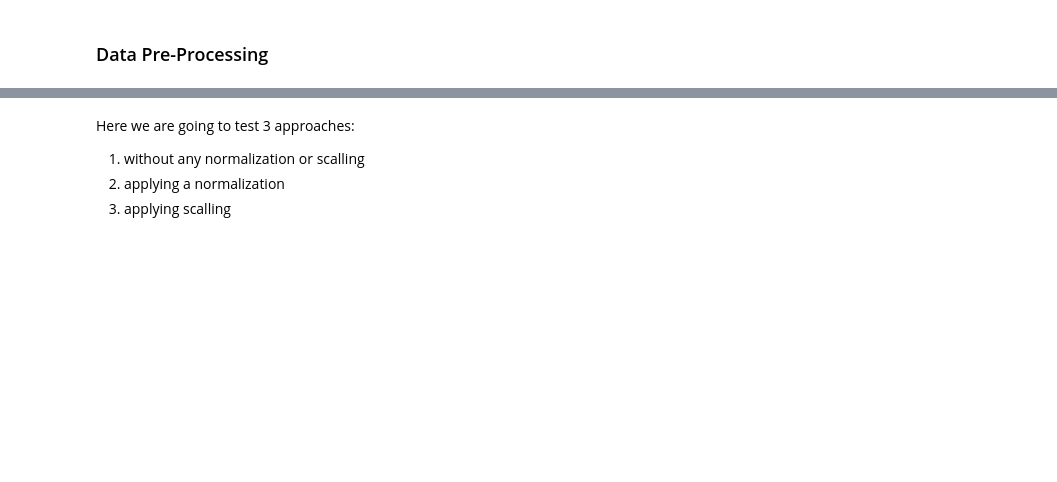
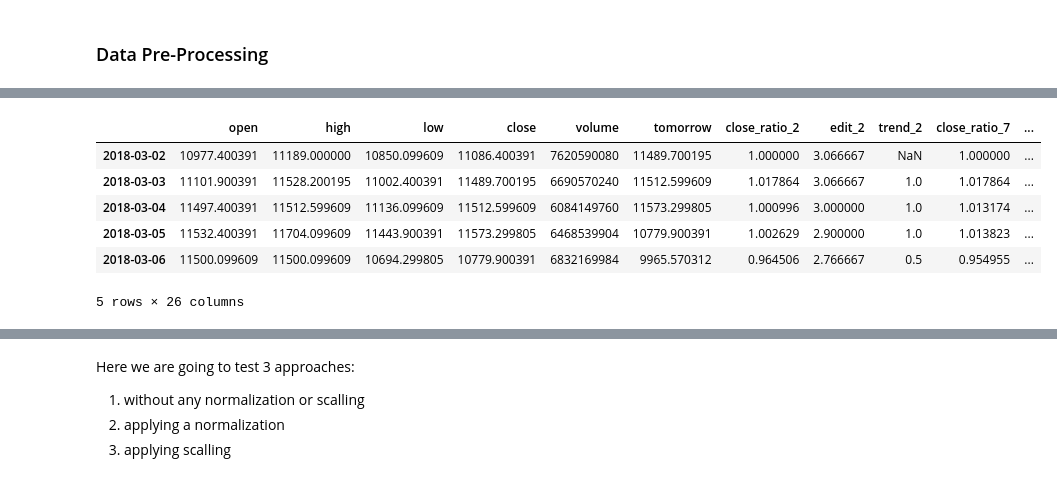
Before and after one commit to marcosnataqs/bitcoin_trend_prediction, a Jupyter notebook: ml_model_training/btc_trend_prediction_model.ipynb, the cells around one changed output, grey strips where cells are left out. Saved outputs shown, nothing was run; the diff lists cells and outputs as text; code cells hidden in the pictures; blank space fills up the shorter version.

Commit message:
Revert "Adds adjustments to data ingestion and transformation. Removes these steps in preprocessing training data"

```diff
--- a/ml_model_training/btc_trend_prediction_model.ipynb
+++ b/ml_model_training/btc_trend_prediction_model.ipynb
@@ -57,5 +81,13 @@ data.head()
 # %%
 # If working with data, please uncoment this line for safety, this will generate a backup of the dataframe prior to pre-processing
 df_backup = data.copy()
+# %%
+def shift_data_up(df:pd.DataFrame, shift_by:int=1)->pd.DataFrame:
+    df['edit_count_y'] = df["edit_count"].shift(1)
+    df['sentiment_y'] = df["sentiment"].shift(1)
+    df['neg_sentiment_y'] = df["neg_sentiment"].shift(1)
+    df['fng_index_y'] = df["fng_index"].shift(1)
+    return df
 # %%
-new_data = data.copy()
+new_data = shift_data_up(data)
+new_data.info()
@@ -63,0 +112,17 @@ new_data.info()
+# %%
+drop_columns = ['edit_count',
+                'sentiment',
+                'neg_sentiment',
+                'fng_index',
+                'fng_class']
+
+new_data.drop(columns=drop_columns, axis=1, inplace=True)
+new_data.head()
+# %% [output]
+|  | open | high | low | close | volume | tomorrow | close_ratio_2 | edit_2 | trend_2 | close_ratio_7 | ... |
+| 2018-03-02 | 10977.400391 | 11189.000000 | 10850.099609 | 11086.400391 | 7620590080 | 11489.700195 | 1.000000 | 3.066667 | NaN | 1.000000 | ... |
+| 2018-03-03 | 11101.900391 | 11528.200195 | 11002.400391 | 11489.700195 | 6690570240 | 11512.599609 | 1.017864 | 3.066667 | 1.0 | 1.017864 | ... |
+| 2018-03-04 | 11497.400391 | 11512.599609 | 11136.099609 | 11512.599609 | 6084149760 | 11573.299805 | 1.000996 | 3.000000 | 1.0 | 1.013174 | ... |
+| 2018-03-05 | 11532.400391 | 11704.099609 | 11443.900391 | 11573.299805 | 6468539904 | 10779.900391 | 1.002629 | 2.900000 | 1.0 | 1.013823 | ... |
+| 2018-03-06 | 11500.099609 | 11500.099609 | 10694.299805 | 10779.900391 | 6832169984 | 9965.570312 | 0.964506 | 2.766667 | 0.5 | 0.954955 | ... |
+5 rows × 26 columns
```
Also changed, not shown: parts of 35 cells of this notebook, 1 other file.
